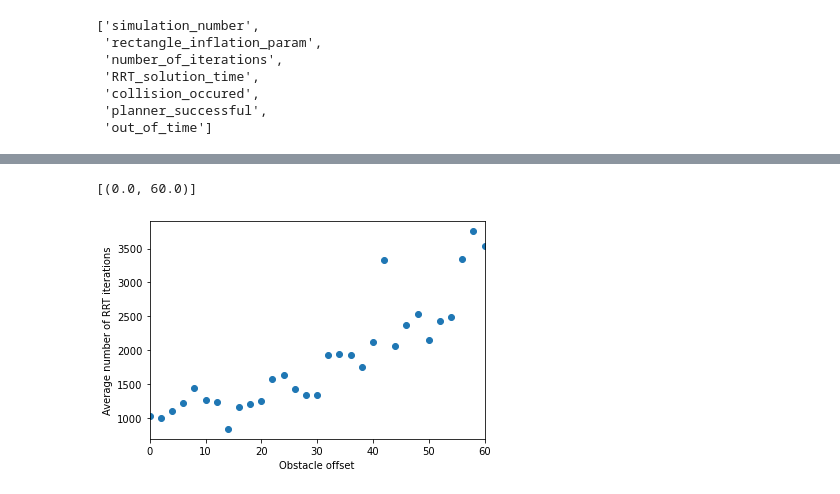
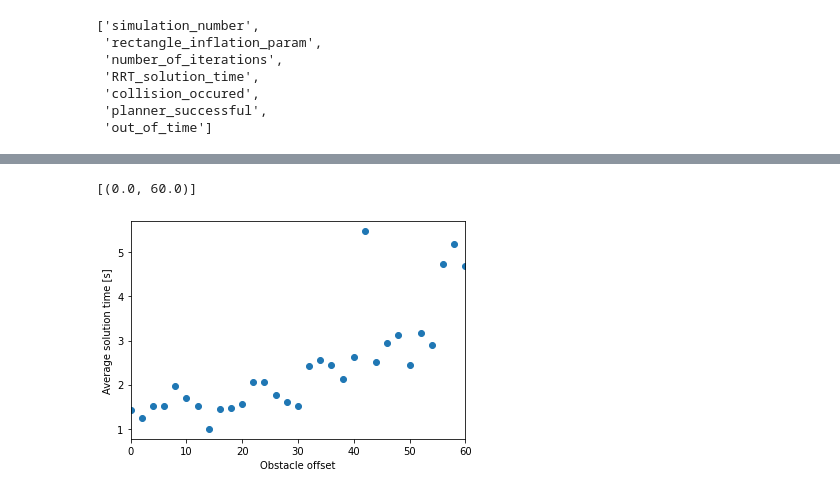
Before and after one commit to Alxkory/PMD_Project_group2, a Jupyter notebook: Testing notebook.ipynb, the cells around one changed output, grey strips where cells are left out. Drawn from its saved outputs; the diff is of its cells as text; code cells hidden in the pictures.

```diff
--- a/Testing notebook.ipynb
+++ b/Testing notebook.ipynb
@@ -250,7 +250,10 @@ def extract(rectangle_inflation_param):
     print(f'Average solution time = {round(average_t, 3)} s')
 
     planner_successful = sum(inf0['planner_successful'])/len(inf0['planner_successful'])*100
-    print(f'Collision-free paths found = {round(planner_successful,2)} %')
+    print(f'Paths found = {round(planner_successful,2)} %')
+
+    timetosuccessful = average_t / (planner_successful/100)
+    print(f'Avg time to collision-free path = {round(timetosuccessful,2)}')
 
     no_collision = (1-sum(pd.Series.dropna(inf0['collision_occured']))/len(pd.Series.dropna(inf0['collision_occured'])))*100
     print(f'paths without collision = {round(no_collision,2)} %')
@@ -287,30 +290,25 @@ def extract(rectangle_inflation_param):
 
 #     print()
 
-    return average_t, planner_successful, no_collision, average_it, no_collision
+    return average_t, planner_successful, timetosuccessful, no_collision, average_it, no_collision
 
 average_ts = []
 planner_successfuls = []
 no_collisions = []
 average_its = []
 no_collisions = []
+timetosuccessfuls = []
 
 offsets = np.linspace(0,60,31)
 print(offsets)
 
 for i in offsets: #
-    average_t, planner_successful, no_collision, average_it, no_collision = extract(i)
+    average_t, planner_successful, timetosuccessful, no_collision, average_it, no_collision = extract(i)
     average_ts.append(average_t)
     planner_successfuls.append(planner_successful)
+    timetosuccessfuls.append(timetosuccessful)
     no_collisions.append(no_collision)
     average_its.append(average_it)
-
-
-
-
-
-# 10x20
-# 19 max afmeting auto middelpunt tot hoek
 # %% [output]
 [ 0.  2.  4.  6.  8. 10. 12. 14. 16. 18. 20. 22. 24. 26. 28. 30. 32. 34.
  36. 38. 40. 42. 44. 46. 48. 50. 52. 54. 56. 58. 60.]
@@ -368,12 +330,12 @@ ax.set(xlim=(0, 60))
-# %%
-# plot
-fig, ax = plt.subplots()
-
-ax.scatter(offsets, average_its)
-plt.ylabel('Average number of RRT iterations')
-
-plt.xlabel('Obstacle offset')
-ax.set(xlim=(0, 60))
-# %% [output]
-[(0.0, 60.0)]
-[figure, removed]
+# %%
+# plot
+fig, ax = plt.subplots()
+
+ax.scatter(offsets, average_ts)
+plt.ylabel('Average solution time [s]')
+
+plt.xlabel('Obstacle offset')
+ax.set(xlim=(0, 60))
+# %% [output]
+[(0.0, 60.0)]
+[figure, added]
```
Also changed, not shown: parts of 10 cells of this notebook.
